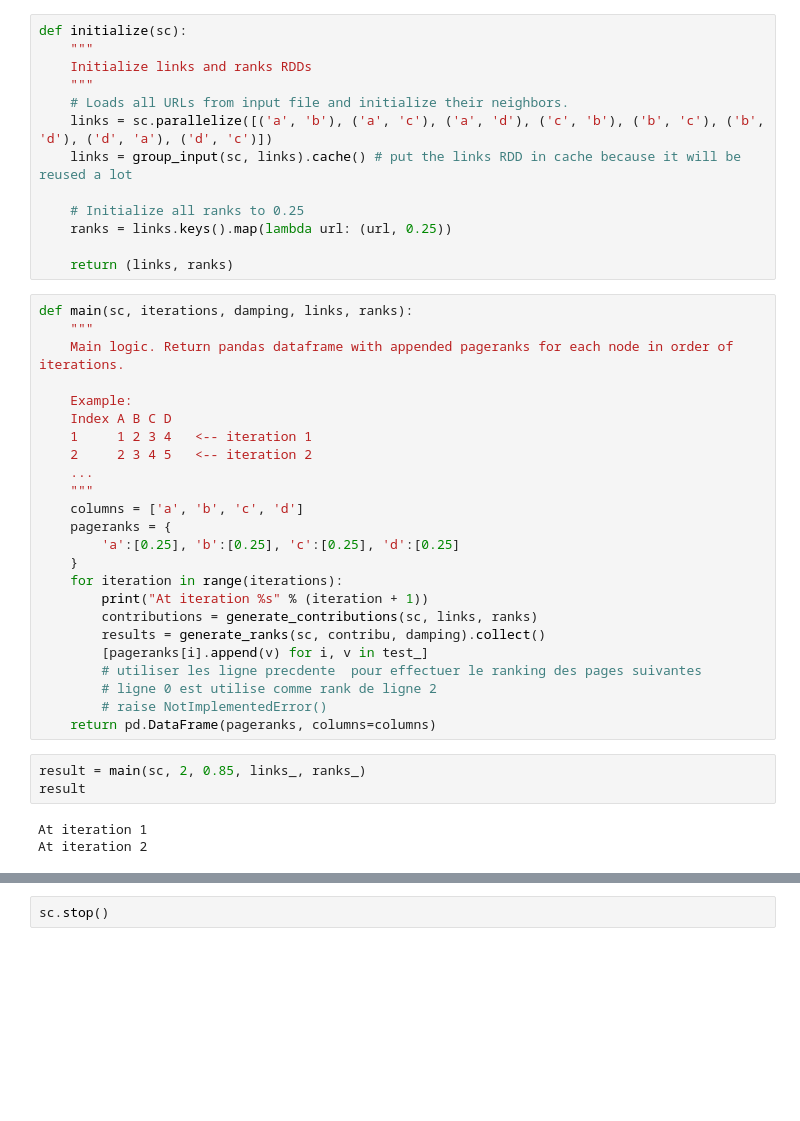
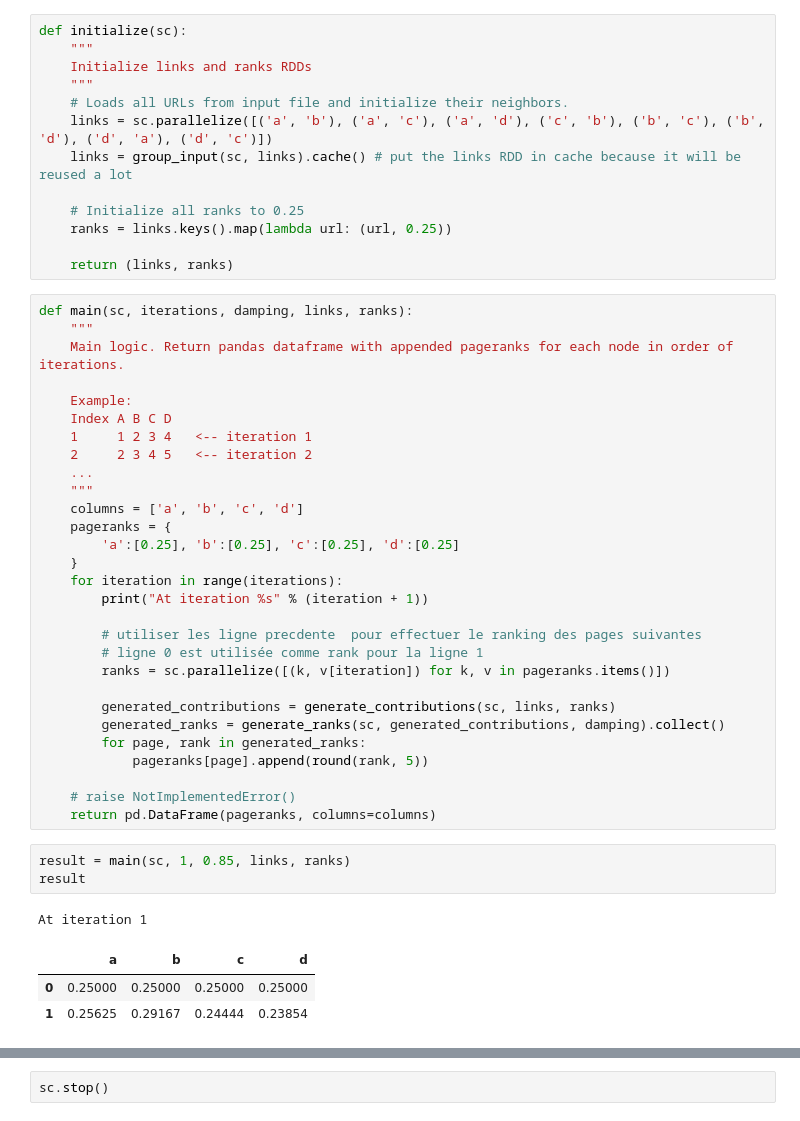
Before and after one commit to moiseberthe/sise-pyspark, a Jupyter notebook: 2-novice/2-Pagerank-RDD.ipynb, the cells around one changed output, grey strips where cells are left out. Drawn from its saved outputs; the diff is of its cells as text; blank space fills up the shorter version.

```diff
--- a/2-novice/2-Pagerank-RDD.ipynb
+++ b/2-novice/2-Pagerank-RDD.ipynb
@@ -317,19 +302,26 @@ def main(sc, iterations, damping, links, ranks):
     }
     for iteration in range(iterations):
         print("At iteration %s" % (iteration + 1))
-        contributions = generate_contributions(sc, links, ranks)
-        results = generate_ranks(sc, contribu, damping).collect()
-        [pageranks[i].append(v) for i, v in test_]
+
         # utiliser les ligne precdente  pour effectuer le ranking des pages suivantes
-        # ligne 0 est utilise comme rank de ligne 2
-        # raise NotImplementedError()
+        # ligne 0 est utilisée comme rank pour la ligne 1
+        ranks = sc.parallelize([(k, v[iteration]) for k, v in pageranks.items()])
+
+        generated_contributions = generate_contributions(sc, links, ranks)
+        generated_ranks = generate_ranks(sc, generated_contributions, damping).collect()
+        for page, rank in generated_ranks:
+            pageranks[page].append(round(rank, 5))
+
+    # raise NotImplementedError()
     return pd.DataFrame(pageranks, columns=columns)
 # %%
-result = main(sc, 2, 0.85, links_, ranks_)
+result = main(sc, 1, 0.85, links, ranks)
 result
 # %% [output]
 At iteration 1
-At iteration 2
+|  | a | b | c | d |
+| 0 | 0.25000 | 0.25000 | 0.25000 | 0.25000 |
+| 1 | 0.25625 | 0.29167 | 0.24444 | 0.23854 |
 # %%
 """
 Graded cell
```
Also changed, not shown: parts of 7 cells of this notebook, 7 other files.
